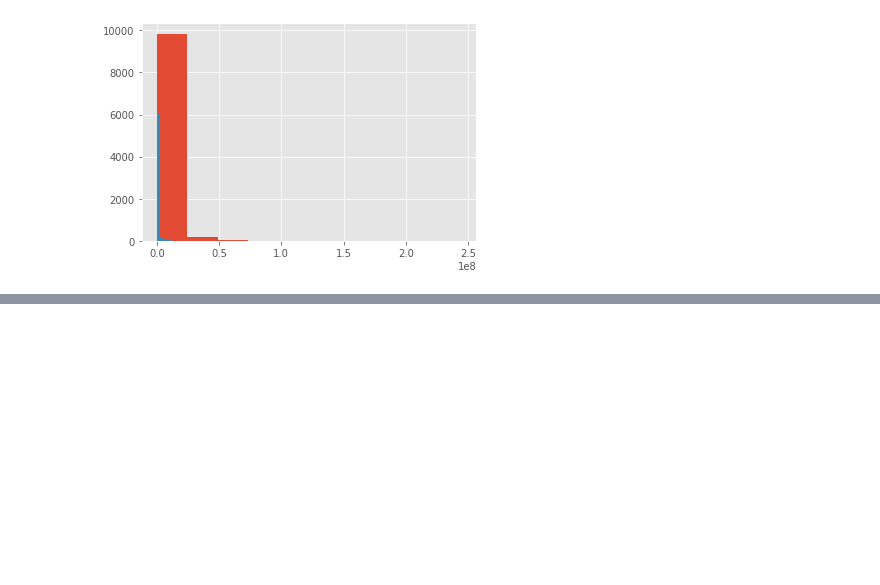
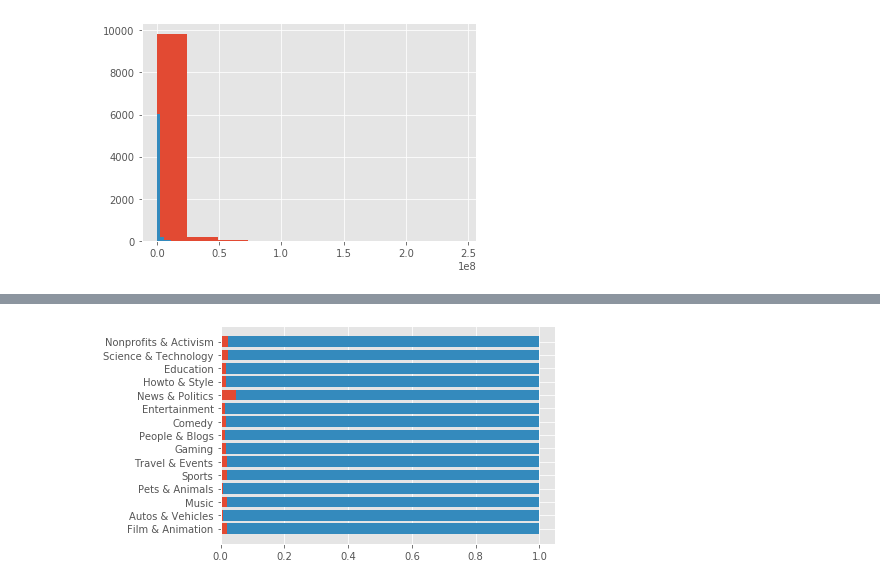
Before and after one commit to caiocaldeira3/ytdaily, a Jupyter notebook: ytdaily.ipynb, the cells around one changed output, grey strips where cells are left out. Drawn from its saved outputs; the diff is of its cells as text; code cells hidden in the pictures; blank space fills up the shorter version.

```diff
--- a/ytdaily.ipynb
+++ b/ytdaily.ipynb
@@ -363,0 +415,5 @@ plt.show()
+# %%
+dk = db.groupby(["categoryId"]).sum()
+dk = dk.reset_index()
+dk = dk.merge(cat, on="categoryId")
+dk
@@ -363,0 +437,9 @@ plt.show()
+# %%
+dk_sum = dk['likes'] + dk['dislikes']
+like_ratio = dk['likes'] / dk_sum
+dislike_ratio = dk['dislikes'] / dk_sum
+plt.barh(y = dk["Category"], width=dislike_ratio)
+plt.barh(y = dk["Category"], width=like_ratio, left = dislike_ratio)
+plt.show()
+# %% [output]
+[figure, added]
```
Also changed, not shown: parts of 20 cells of this notebook.
